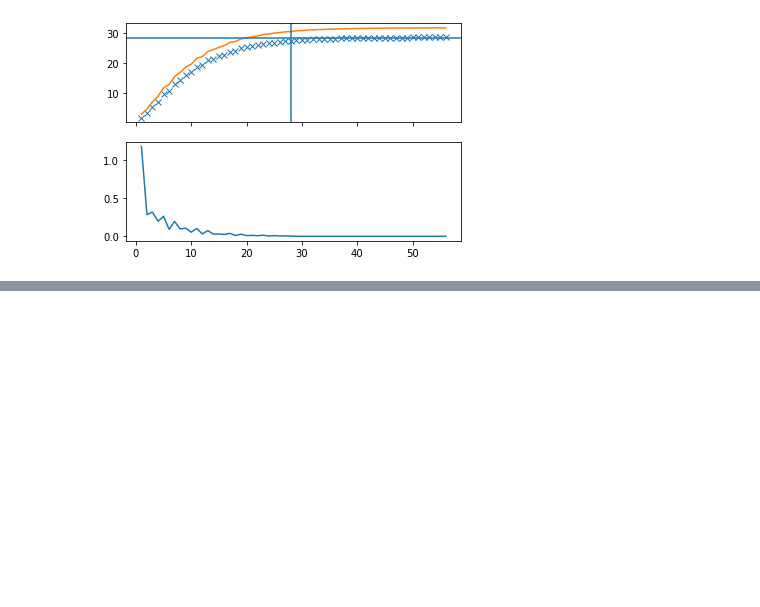
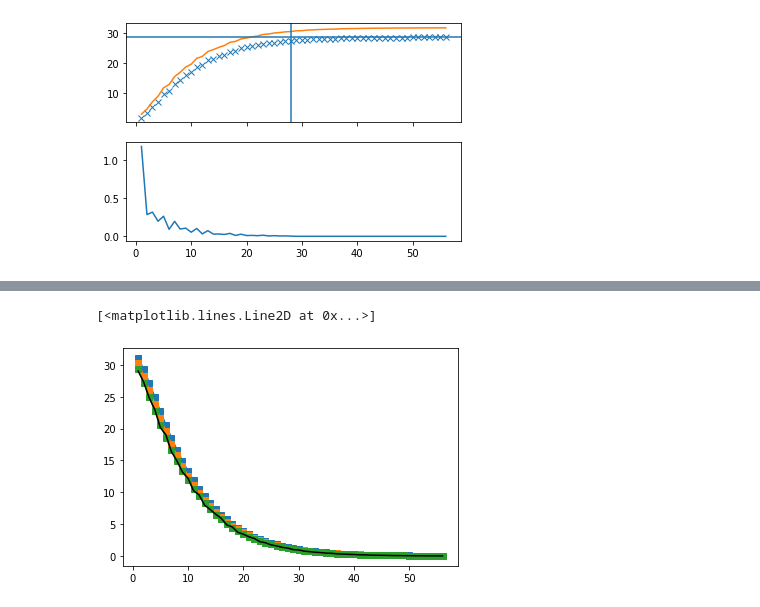
Before and after one commit to shadden/encounter_map_and_instability_timescale, a Jupyter notebook: notebooks/new_eps_crit_method.ipynb, the cells around one changed output, grey strips where cells are left out. Drawn from its saved outputs; the diff is of its cells as text; code cells hidden in the pictures; blank space fills up the shorter version.

```diff
--- a/notebooks/new_eps_crit_method.ipynb
+++ b/notebooks/new_eps_crit_method.ipynb
@@ -68 +69,11 @@ plt.plot(kvals,r_approx)
+# %%
+partials_approx = 2*np.sqrt(2 * ck_fn(kvals) / np.pi) * np.vectorize(totient)(kvals)
+# %%
+plt.plot(kvals,12 * np.sqrt(2 * cmap.A_const / np.pi**5 ) * remainder_approx(kvals-0.5,cmap.lambda_const),'s-')
+plt.plot(kvals,12 * np.sqrt(2 * cmap.A_const / np.pi**5 ) * remainder_approx(kvals,cmap.lambda_const),'s-')
+plt.plot(kvals,12 * np.sqrt(2 * cmap.A_const / np.pi**5 ) * remainder_approx(kvals+0.5,cmap.lambda_const),'s-')
+plt.plot(kvals,np.sum(partials_approx) - np.cumsum(partials_approx),'k-')
+# %% [output]
+[<matplotlib.lines.Line2D at 0x...>]
+[figure, added]
 # %%
```
Also changed, not shown: parts of 8 cells of this notebook, 4 other files.
